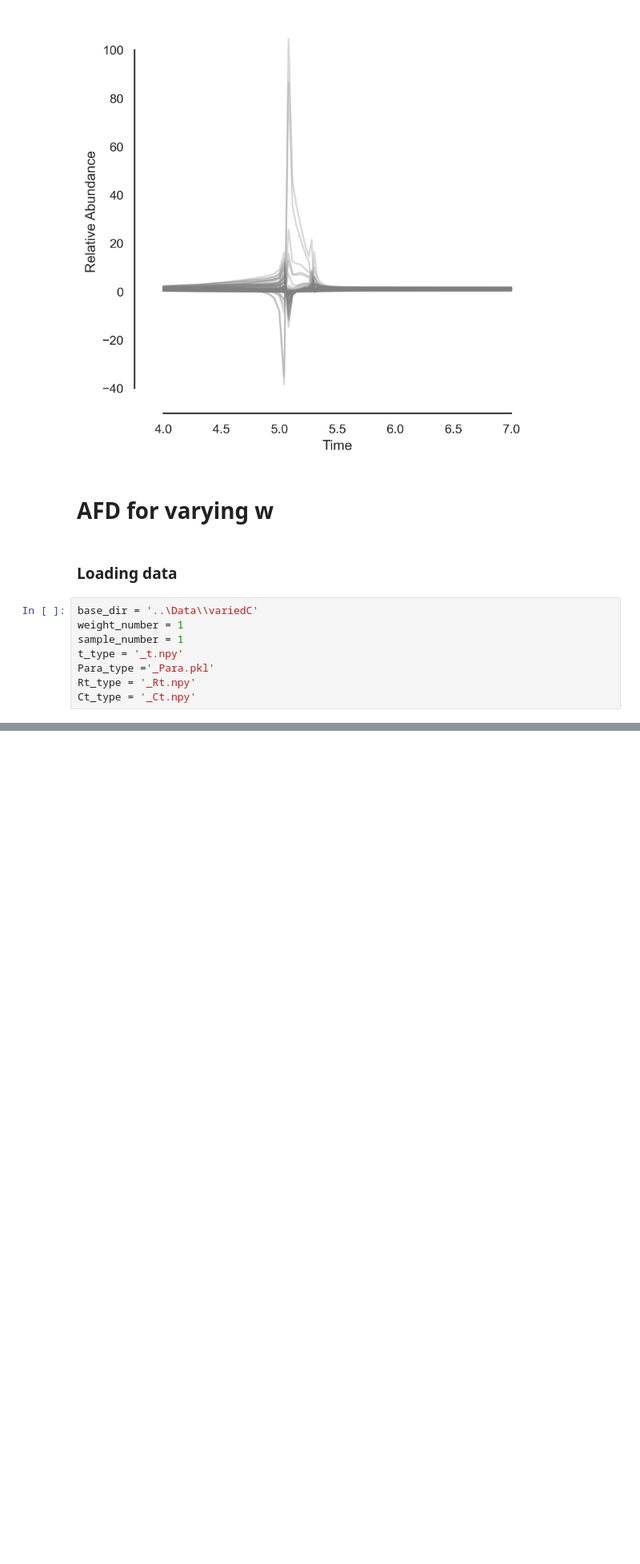
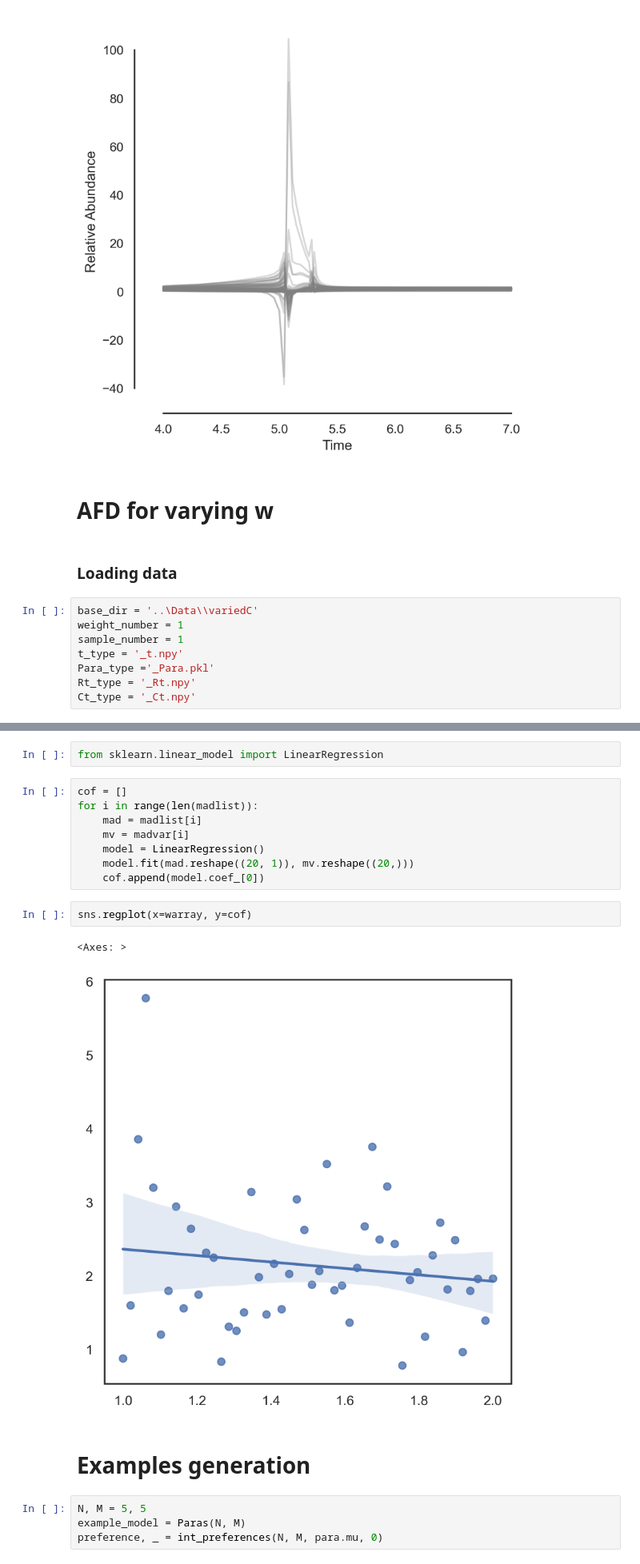
Before and after one commit to IVAN-Hu-yi/CellSizeBCAu, a Jupyter notebook: Code/Analysis.ipynb, the cells around one changed output, grey strips where cells are left out. Shown at 80% size. Drawn from its saved outputs; the diff is of its cells as text; blank space fills up the shorter version.

```diff
--- a/Code/Analysis.ipynb
+++ b/Code/Analysis.ipynb
@@ -276,0 +354,21 @@ PearsonRResult(statistic=0.1686061686161031, pvalue=0.24181054913426797)
+# %%
+from sklearn.linear_model import LinearRegression
+# %%
+cof = []
+for i in range(len(madlist)):
+    mad = madlist[i]
+    mv = madvar[i]
+    model = LinearRegression()
+    model.fit(mad.reshape((20, 1)), mv.reshape((20,)))
+    cof.append(model.coef_[0])
+# %%
+sns.regplot(x=warray, y=cof)
+# %% [output]
+<Axes: >
+[figure, added]
+# %% [markdown]
+# Examples generation
+# %%
+N, M = 5, 5
+example_model = Paras(N, M)
+preference, _ = int_preferences(N, M, para.mu, 0)
```
Also changed, not shown: parts of 21 cells of this notebook, 1 other file.
